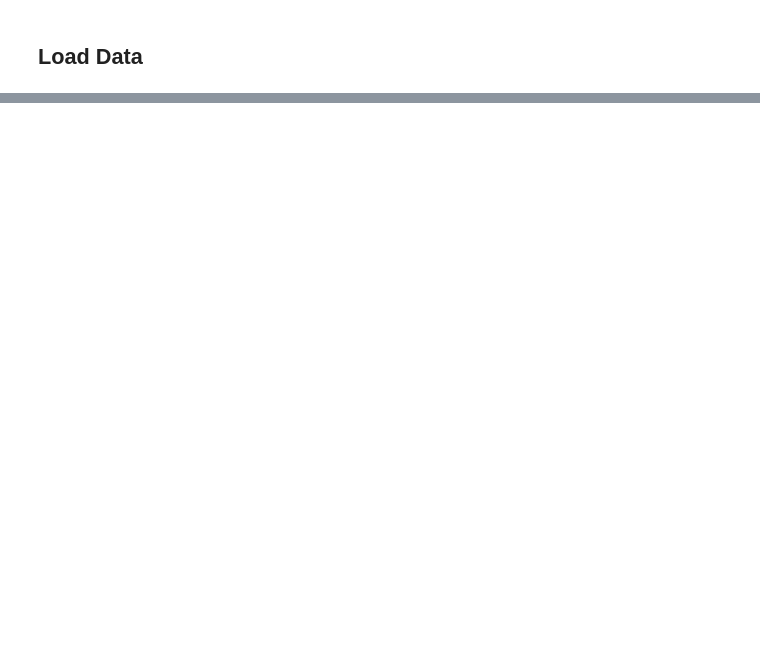
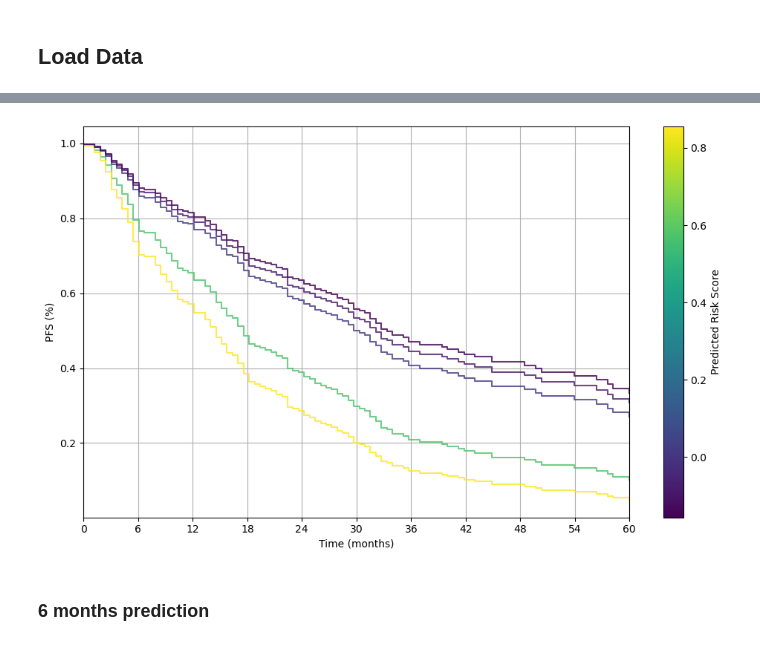
Before and after one commit to LucaMastrantoni/cdk46i-metastatic-bc-ml, a Jupyter notebook: Notebooks/Inference.ipynb, the cells around one changed output, grey strips where cells are left out. Cells and saved outputs as stored; diff of their text form; code cells hidden in the pictures; blank space fills up the shorter version.

```diff
--- a/Notebooks/Inference.ipynb
+++ b/Notebooks/Inference.ipynb
@@ -427,0 +81,27 @@ plt.show()
+# %%
+# Normalize risk scores for color mapping
+norm = colors.Normalize(vmin=min(risk_scores), vmax=max(risk_scores))
+
+fig, ax = plt.subplots(figsize=(10, 6))
+
+for i, (fn, risk) in enumerate(zip(surv_fns[:N], risk_scores[:N])):
+    color = cmap(norm(risk))  # Map risk score to color
+    ax.step(time_points, fn(time_points), where="post", color=color, alpha=0.8, label=f"Risk: {risk:.2f}")
+
+# Colorbar to interpret risk scale
+sm = cm.ScalarMappable(cmap=cmap, norm=norm)
+sm.set_array([])
+cbar = plt.colorbar(sm, ax=ax)
+cbar.set_label("Predicted Risk Score")
+
+ax.set_xticks(range(0, last_timepoint + months_separation, months_separation))
+ax.set_xlim(0, last_timepoint)
+ax.set_title("")
+ax.set_xlabel("Time (months)")
+ax.set_ylabel("PFS (%)")
+ax.grid(True)
+
+plt.tight_layout()
+plt.show()
+# %% [output]
+[figure, added]
@@ -427,0 +119,2 @@ plt.show()
+# %% [markdown]
+### 6 months prediction
```
Also changed, not shown: parts of 40 cells of this notebook.
